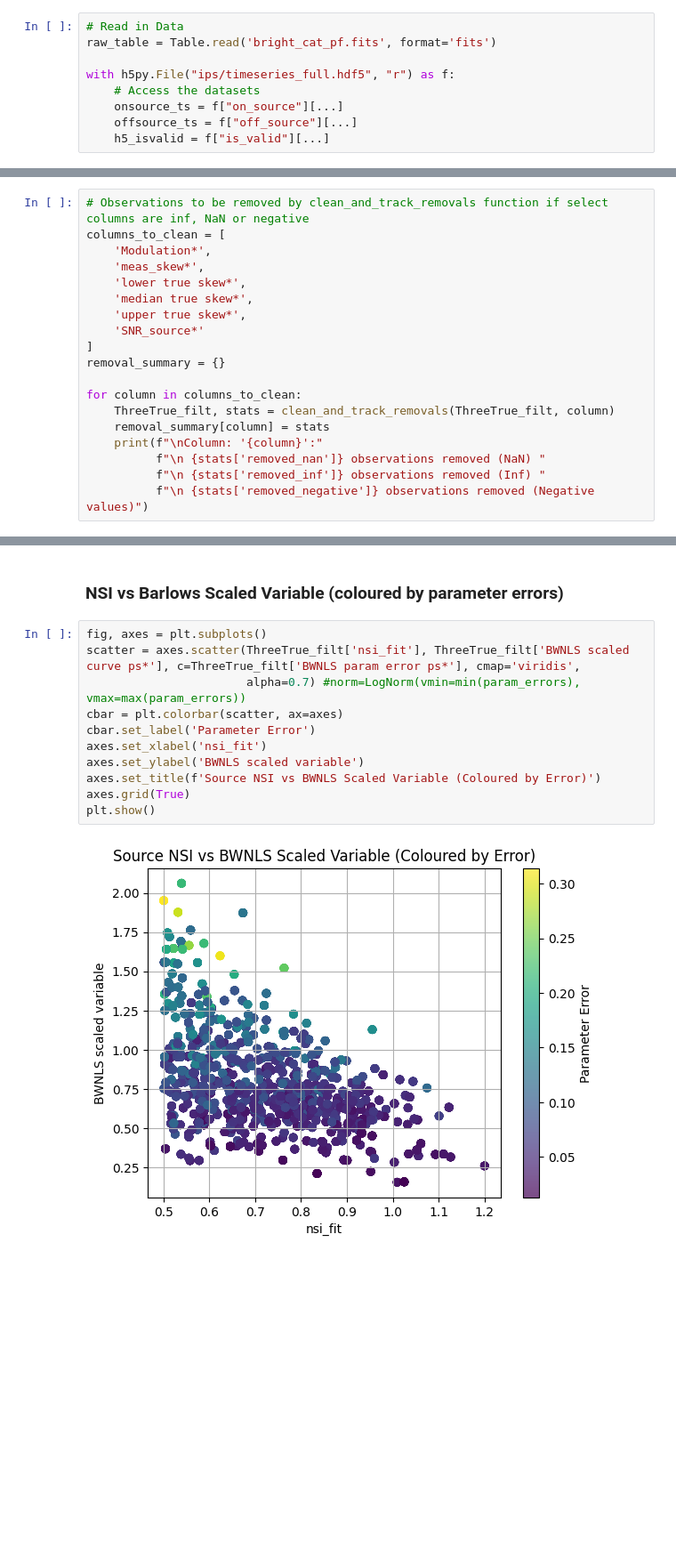
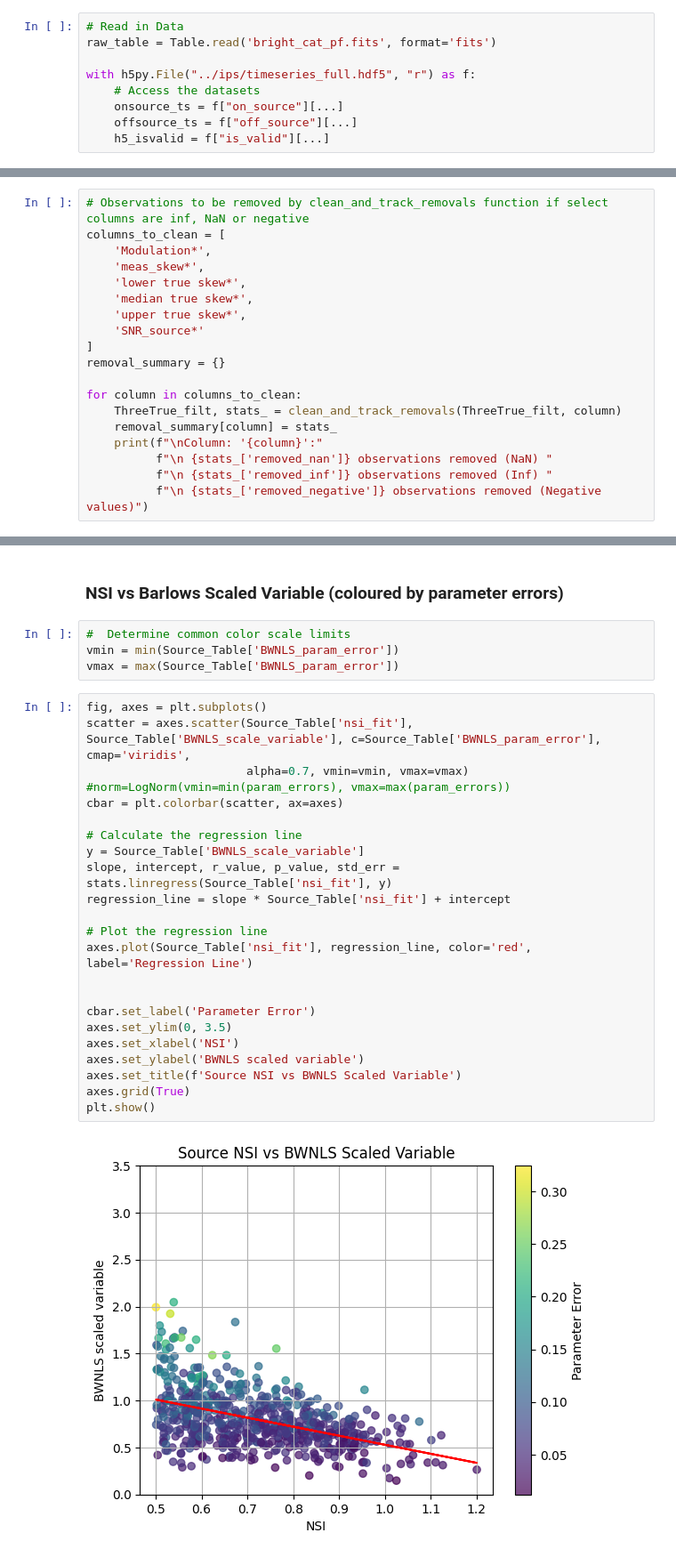
Before and after one commit to nohat-noplay/skewness_ips, a Jupyter notebook: GLEAM_Skewness.ipynb, the cells around one changed output, grey strips where cells are left out. Shown at 89% size. Cells and saved outputs as stored; diff of their text form; blank space fills up the shorter version.

```diff
--- a/GLEAM_Skewness.ipynb
+++ b/GLEAM_Skewness.ipynb
@@ -294,7 +296,7 @@ for snr in SN_ratios:
 # Read in Data
 raw_table = Table.read('bright_cat_pf.fits', format='fits')
 
-with h5py.File("ips/timeseries_full.hdf5", "r") as f:
+with h5py.File("../ips/timeseries_full.hdf5", "r") as f:
     # Access the datasets
     onsource_ts = f["on_source"][...]
     offsource_ts = f["off_source"][...]
@@ -560,12 +562,12 @@ columns_to_clean = [
 removal_summary = {}
 
 for column in columns_to_clean:
-    ThreeTrue_filt, stats = clean_and_track_removals(ThreeTrue_filt, column)
-    removal_summary[column] = stats
+    ThreeTrue_filt, stats_ = clean_and_track_removals(ThreeTrue_filt, column)
+    removal_summary[column] = stats_
     print(f"\nColumn: '{column}':"
-          f"\n {stats['removed_nan']} observations removed (NaN) "
-          f"\n {stats['removed_inf']} observations removed (Inf) "
-          f"\n {stats['removed_negative']} observations removed (Negative values)")
+          f"\n {stats_['removed_nan']} observations removed (NaN) "
+          f"\n {stats_['removed_inf']} observations removed (Inf) "
+          f"\n {stats_['removed_negative']} observations removed (Negative values)")
 # %% [output]
 Column: 'Modulation*':
  0 observations removed (NaN)
@@ -1562,15 +1564,30 @@ plt.show()
 # %% [markdown]
 ### NSI vs Barlows Scaled Variable (coloured by parameter errors)
+# %%
+#  Determine common color scale limits
+vmin = min(Source_Table['BWNLS_param_error'])
+vmax = max(Source_Table['BWNLS_param_error'])
 # %%
 fig, axes = plt.subplots()
-scatter = axes.scatter(ThreeTrue_filt['nsi_fit'], ThreeTrue_filt['BWNLS scaled curve ps*'], c=ThreeTrue_filt['BWNLS param error ps*'], cmap='viridis',
-                       alpha=0.7) #norm=LogNorm(vmin=min(param_errors), vmax=max(param_errors))
+scatter = axes.scatter(Source_Table['nsi_fit'], Source_Table['BWNLS_scale_variable'], c=Source_Table['BWNLS_param_error'], cmap='viridis',
+                       alpha=0.7, vmin=vmin, vmax=vmax) #norm=LogNorm(vmin=min(param_errors), vmax=max(param_errors))
 cbar = plt.colorbar(scatter, ax=axes)
+
+# Calculate the regression line
+y = Source_Table['BWNLS_scale_variable']
+slope, intercept, r_value, p_value, std_err = stats.linregress(Source_Table['nsi_fit'], y)
+regression_line = slope * Source_Table['nsi_fit'] + intercept
+
+# Plot the regression line
+axes.plot(Source_Table['nsi_fit'], regression_line, color='red', label='Regression Line')
+
+
 cbar.set_label('Parameter Error')
-axes.set_xlabel('nsi_fit')
+axes.set_ylim(0, 3.5)
+axes.set_xlabel('NSI')
 axes.set_ylabel('BWNLS scaled variable')
-axes.set_title(f'Source NSI vs BWNLS Scaled Variable (Coloured by Error)')
+axes.set_title(f'Source NSI vs BWNLS Scaled Variable')
 axes.grid(True)
 plt.show()
 # %% [output]
-[figure, old version]
+[figure, new version]
```
Also changed, not shown: parts of 24 cells of this notebook, 1 other file.
